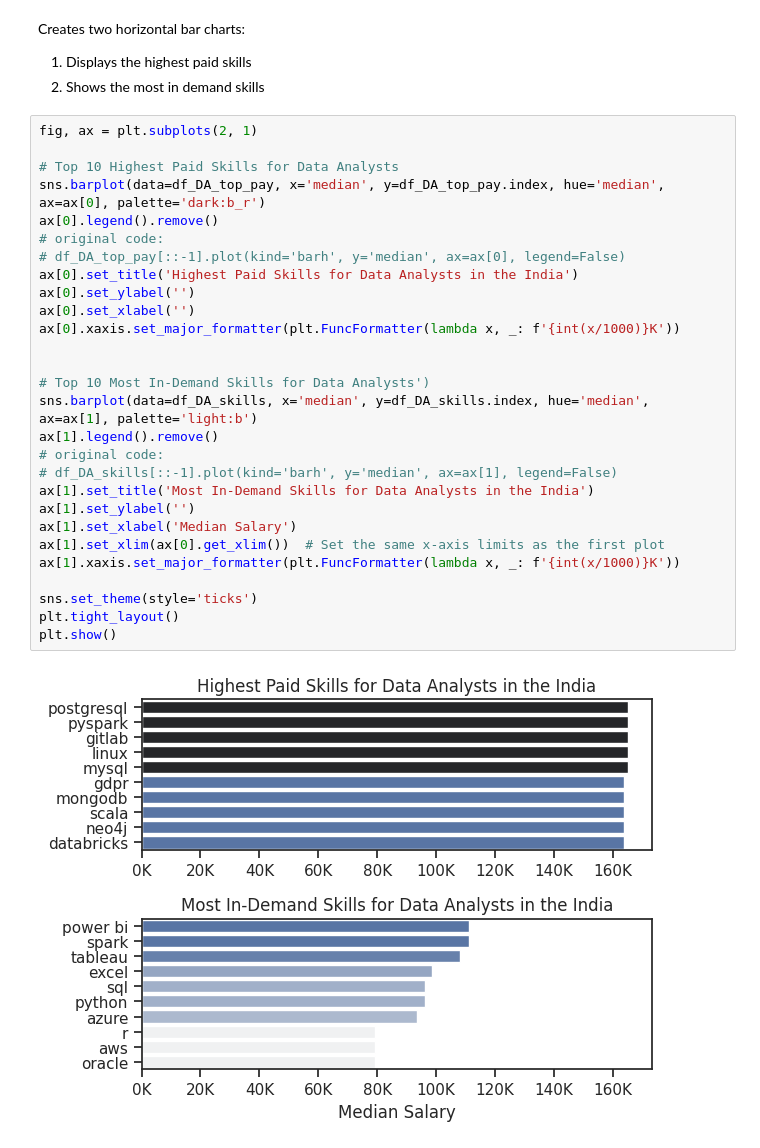
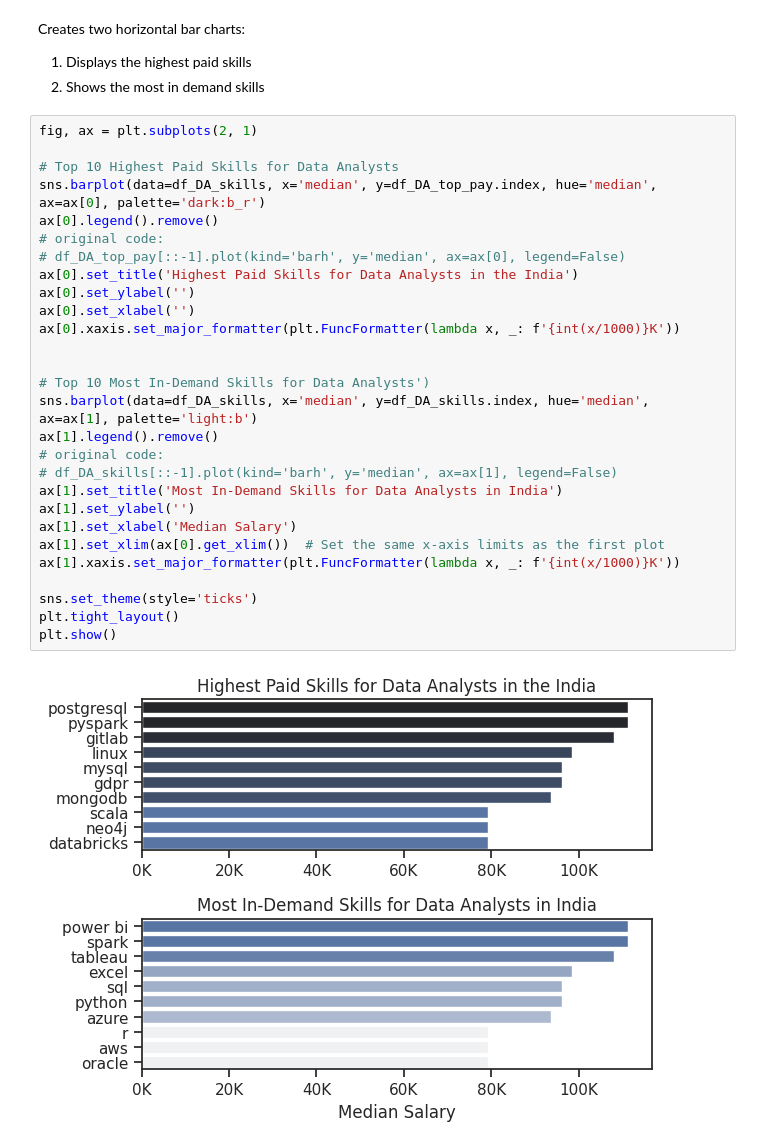
Before and after one commit to utkarsh201314/Data_Analysis_project-jobs-data-analysis-, a Jupyter notebook: 4_Salary_Analysis.ipynb, the cells around one changed output. Saved outputs shown, nothing was run; the diff lists cells and outputs as text.

```diff
--- a/4_Salary_Analysis.ipynb
+++ b/4_Salary_Analysis.ipynb
@@ -144,30 +144,30 @@ Creates two horizontal bar charts:
 # %%
 fig, ax = plt.subplots(2, 1)
 
 # Top 10 Highest Paid Skills for Data Analysts
-sns.barplot(data=df_DA_top_pay, x='median', y=df_DA_top_pay.index, hue='median', ax=ax[0], palette='dark:b_r')
+sns.barplot(data=df_DA_skills, x='median', y=df_DA_top_pay.index, hue='median', ax=ax[0], palette='dark:b_r')
 ax[0].legend().remove()
 # original code:
 # df_DA_top_pay[::-1].plot(kind='barh', y='median', ax=ax[0], legend=False)
 ax[0].set_title('Highest Paid Skills for Data Analysts in the India')
 ax[0].set_ylabel('')
 ax[0].set_xlabel('')
 ax[0].xaxis.set_major_formatter(plt.FuncFormatter(lambda x, _: f'{int(x/1000)}K'))
 
 
 # Top 10 Most In-Demand Skills for Data Analysts')
 sns.barplot(data=df_DA_skills, x='median', y=df_DA_skills.index, hue='median', ax=ax[1], palette='light:b')
 ax[1].legend().remove()
 # original code:
 # df_DA_skills[::-1].plot(kind='barh', y='median', ax=ax[1], legend=False)
-ax[1].set_title('Most In-Demand Skills for Data Analysts in the India')
+ax[1].set_title('Most In-Demand Skills for Data Analysts in India')
 ax[1].set_ylabel('')
 ax[1].set_xlabel('Median Salary')
 ax[1].set_xlim(ax[0].get_xlim())  # Set the same x-axis limits as the first plot
 ax[1].xaxis.set_major_formatter(plt.FuncFormatter(lambda x, _: f'{int(x/1000)}K'))
 
 sns.set_theme(style='ticks')
 plt.tight_layout()
 plt.show()
 # %% [output]
-[figure, old version]
+[figure, new version]
```
Also changed, not shown: parts of 1 cell of this notebook.
